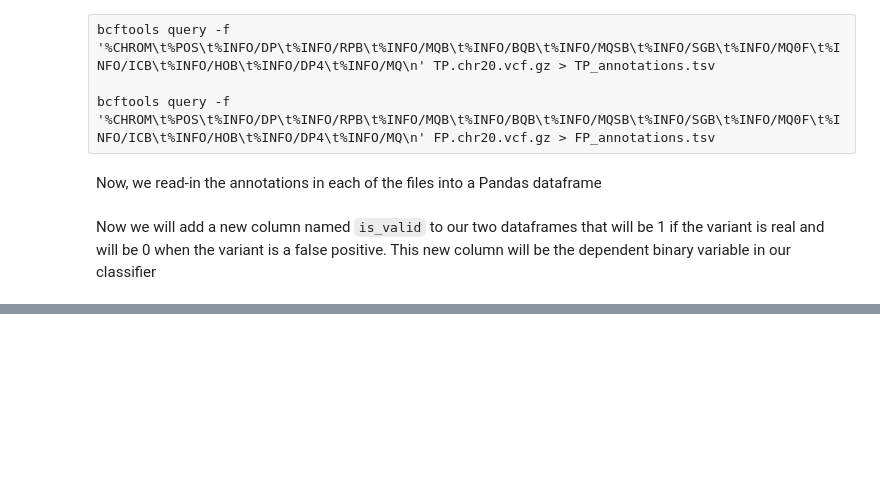
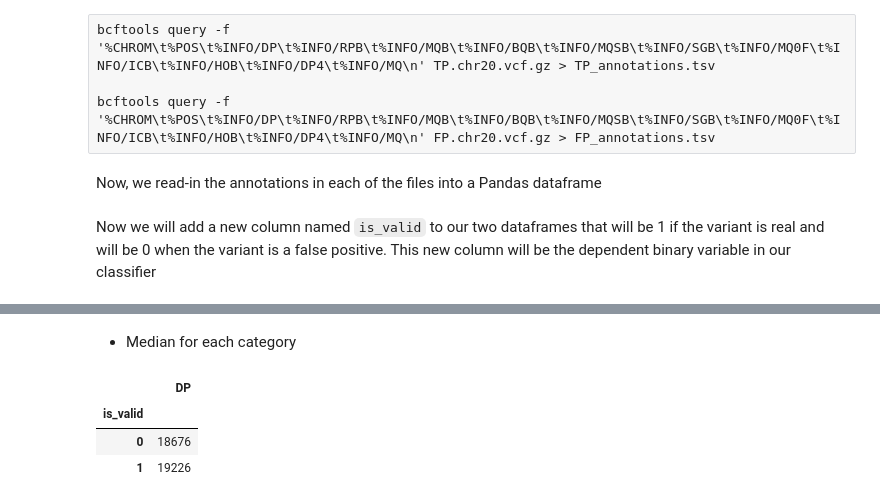
Before and after one commit to elowy01/variant_filtering, a Jupyter notebook: notebooks/Variant Filtering of a BCFTools VCF.ipynb, the cells around one changed output, grey strips where cells are left out. Cells and saved outputs as stored; diff of their text form; code cells hidden in the pictures; blank space fills up the shorter version.

```diff
--- a/notebooks/Variant Filtering of a BCFTools VCF.ipynb
+++ b/notebooks/Variant Filtering of a BCFTools VCF.ipynb
@@ -74,0 +105,9 @@ print(result)
+# %% [markdown]
+* Median for each category
+# %%
+DF.groupby("is_valid").agg({'DP': 'median'})
+# %% [output]
+|  | DP |
+| is_valid |  |
+| 0 | 18676 |
+| 1 | 19226 |
```
Also changed, not shown: parts of 16 cells of this notebook.
